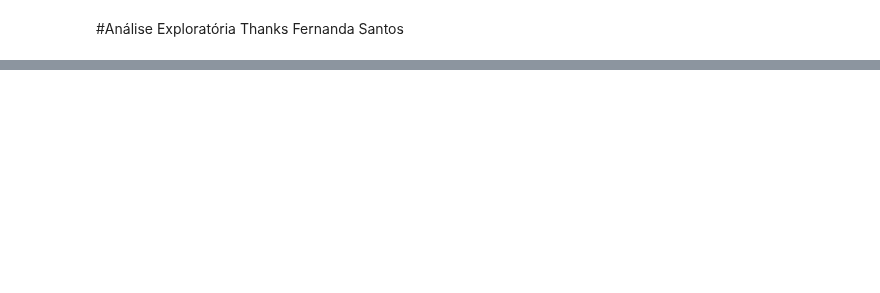
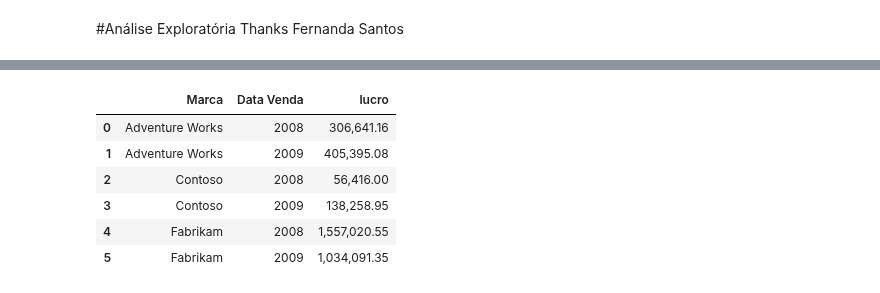
Before and after one commit to Err0rAltZero/trainingDIOPythonPanda, a Jupyter notebook: projectDIOExplAnaly.ipynb, the cells around one changed output, grey strips where cells are left out. Saved outputs shown, nothing was run; the diff lists cells and outputs as text; code cells hidden in the pictures; blank space fills up the shorter version.

```diff
--- a/projectDIOExplAnaly.ipynb
+++ b/projectDIOExplAnaly.ipynb
@@ -75 +190,11 @@ lucro_ano
+# %%
+df.groupby(["Marca",df["Data Venda"].dt.year])["lucro"].sum().reset_index()
+# %% [output]
+|  | Marca | Data Venda | lucro |
+| 0 | Adventure Works | 2008 | 306,641.16 |
+| 1 | Adventure Works | 2009 | 405,395.08 |
+| 2 | Contoso | 2008 | 56,416.00 |
+| 3 | Contoso | 2009 | 138,258.95 |
+| 4 | Fabrikam | 2008 | 1,557,020.55 |
+| 5 | Fabrikam | 2009 | 1,034,091.35 |
 # %%
```
Also changed, not shown: parts of 38 cells of this notebook.
